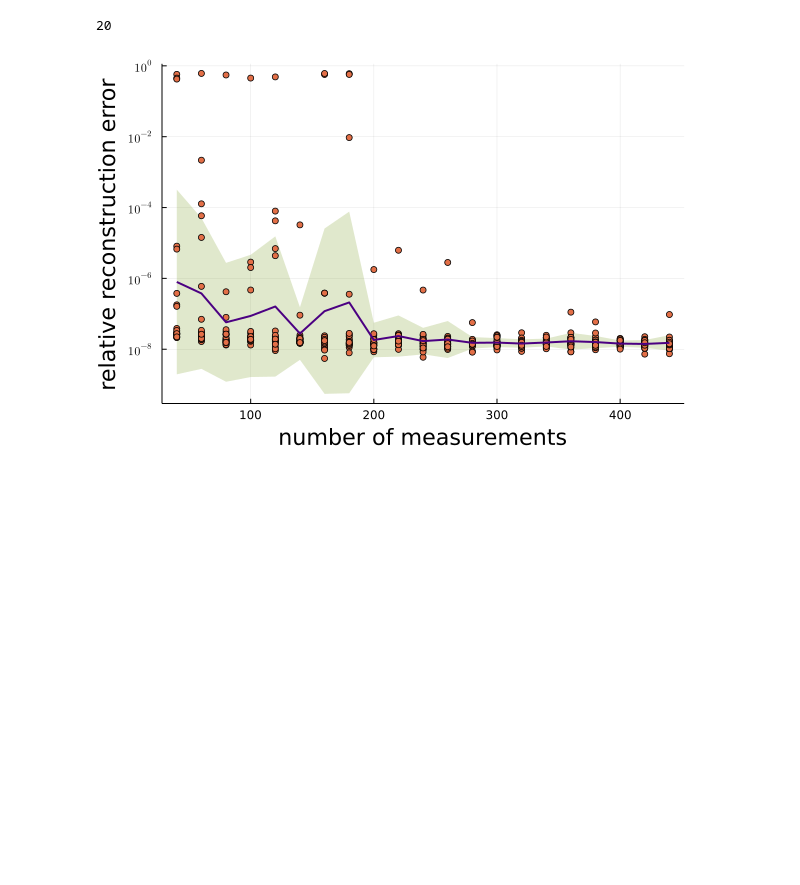
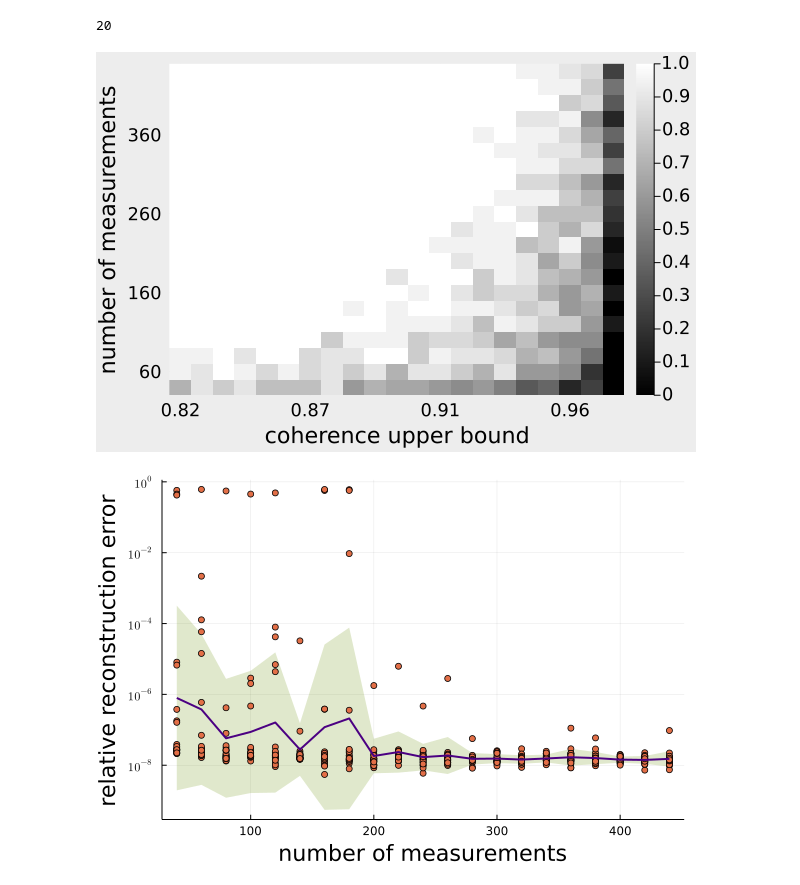
Before and after one commit to babhrujoshi/GNN_Isometries, a Jupyter notebook: Phaseplot_figure_paper.ipynb, the cells around one changed output. Cells and saved outputs as stored; diff of their text form; code cells hidden in the pictures; blank space fills up the shorter version.

```diff
--- a/Phaseplot_figure_paper.ipynb
+++ b/Phaseplot_figure_paper.ipynb
@@ -60,30 +61,30 @@ trials =load("saved_data/Phase_plot_full_MNIST.jld", "trials")
 # %%
 M = zeros(size(phase_matrix_recon[1,:,:]))
 for trial in 1:trials
     M += (phase_matrix_recovery[trial,:,:] .< 1e-5)
 end
 
 # p1 = plot(colorview(Gray, reverse(M/trials, dims = 1)), bg =:black, title = "recovery of signal G(z₀)",framestyle = :box)
-plot(heatmap(M/trials, c =:gist_gray),bg =:white,framestyle = :box, showaxis =:false,  xlabel = "coherence upper bound", ylabel = "number of measurements",  xlabelfontsize = 15, ylabelfontsize = 15, xtickfontsize = 12, ytickfontsize = 12  )
+plot(heatmap(M/trials, c =:gist_gray),bg =:grey93,framestyle = :box, showaxis =:false,  xlabel = "coherence upper bound", ylabel = "number of measurements",  xlabelfontsize = 15, ylabelfontsize = 15, xtickfontsize = 12, ytickfontsize = 12, bottom_margin = 2mm)
 xticks = 1:6:length(α_list)
 xticks!(xticks, ["$(round.(α_list, digits = 2)[i])" for i in 1:6:length(α_list)])
 yticks = 2:5:length(m_list)
 yticks!(yticks, ["$(m_list[i])" for i in 2:5:length(m_list)])
 
 # M = sum(phase_matrix_recon,dims =1)[1,:,:]/20; M[M .>1] .= 1
 # plot(heatmap(log10.(M/trials)),bg =:white, title = "recovery of signal G(z₀)",framestyle = :box, showaxis =:false)
 
 
 # p2 = plot(colorview(Gray, log10.(reverse(M,dims=1))), framestyle = :box, title = "recovery of signal G(z₀)")
 # xticks = 1:5:length(α_list)
 # xticks!(xticks, ["$(round.(α_list, digits = 2)[i])" for i in 1:5:length(α_list)])
 # yticks = 2:5:length(m_list)
 # yticks!(yticks, ["$(m_list[length(m_list) + 1 - i])" for i in 2:5:length(m_list)])
 
 
 # plot(p1, p2, layout = 2, xlabel = "incoherence upper bound", ylabel = "number of measurements")
 # savefig("figures/Phase_plot_Full_MNIST_percentage.pdf")
 # log10.(M)
 # M
-
-savefig("figures/Phase_plot_Full_MNIST_percentage_paper.pdf")
+# %% [output]
+[figure, added]
```
Also changed, not shown: parts of 2 cells of this notebook, 5 other files.
